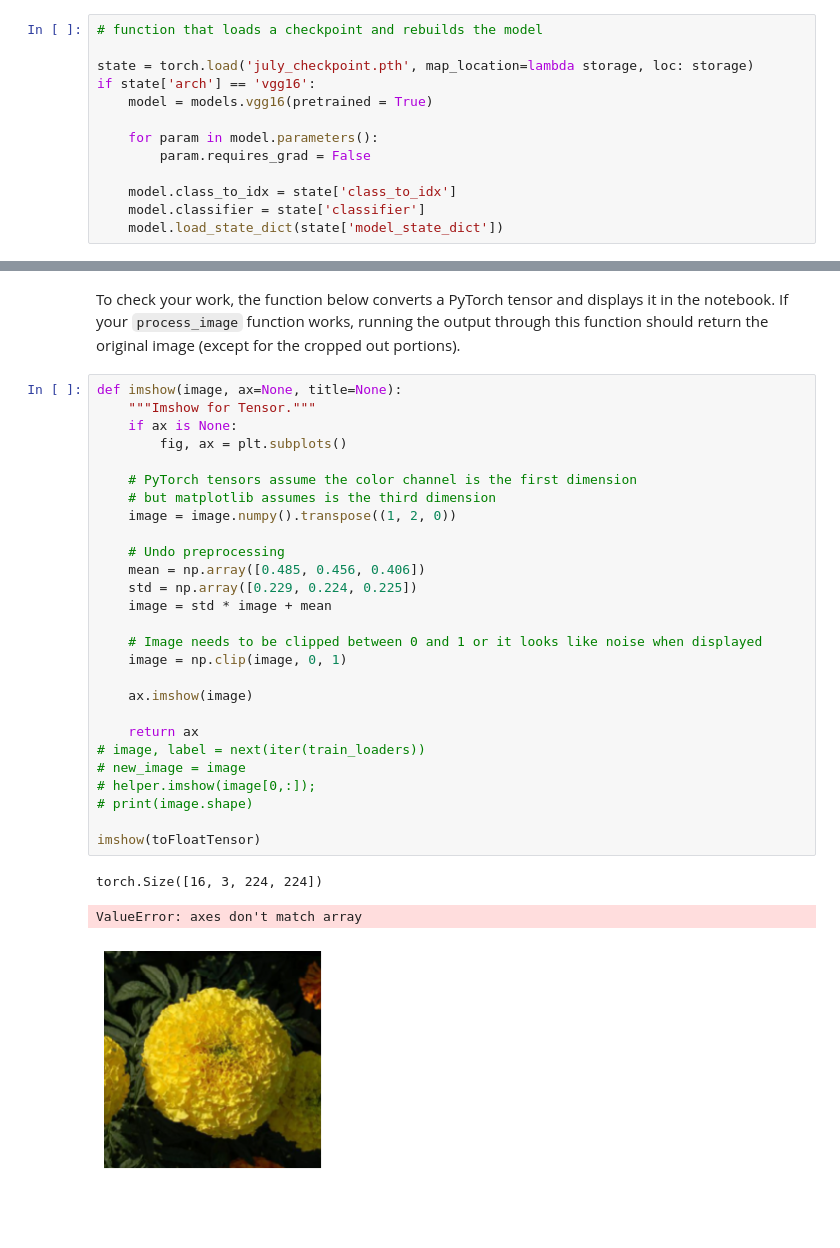
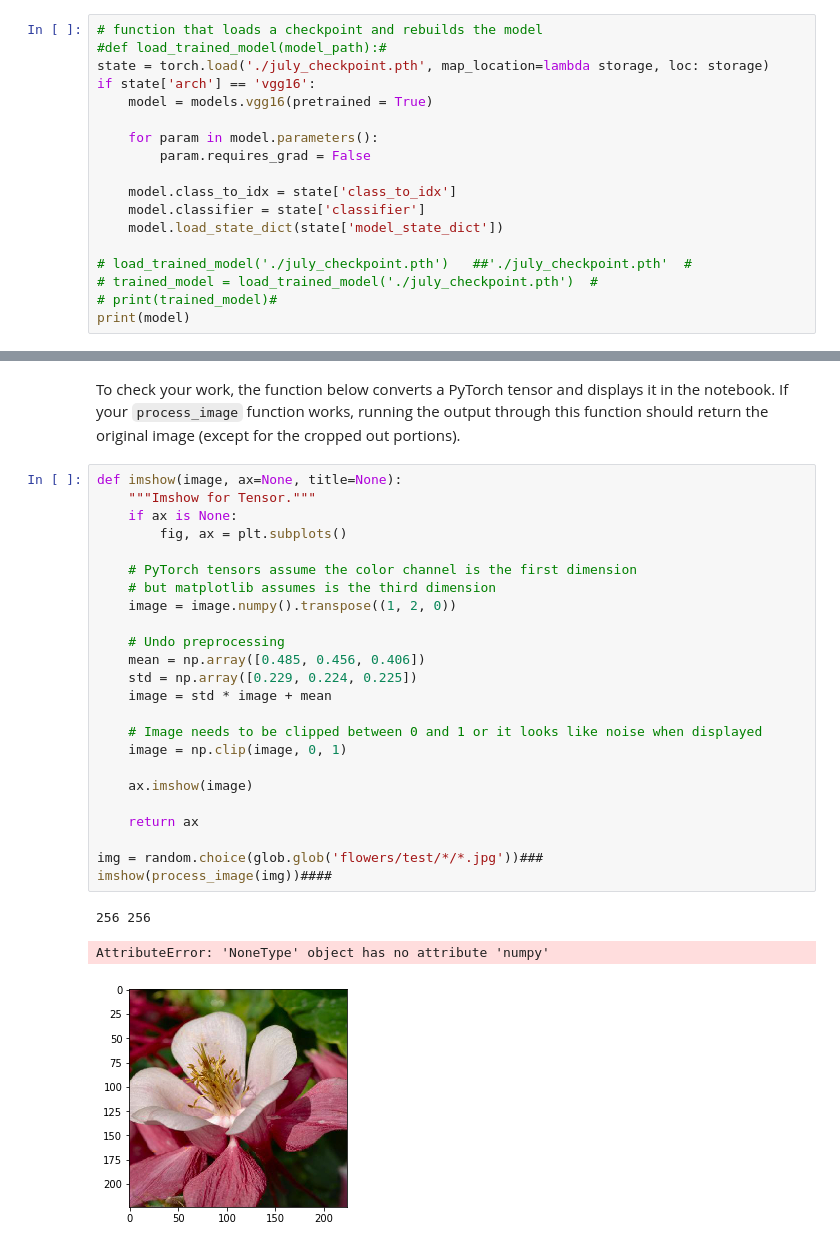
Before and after one commit to renee127/project_2_image_classifier, a Jupyter notebook: Image Classifier Project.ipynb, the cells around one changed output, grey strips where cells are left out. Saved outputs shown, nothing was run; the diff lists cells and outputs as text; blank space fills up the shorter version.

Commit message:
unable to return tensor from def process_image()

```diff
--- a/Image Classifier Project.ipynb
+++ b/Image Classifier Project.ipynb
@@ -640,8 +638,8 @@ learning_rate = 0.003
 At this point it's good to write a function that can load a checkpoint and rebuild the model. That way you can come back to this project and keep working on it without having to retrain the network.
 # %%
 # function that loads a checkpoint and rebuilds the model
-
-state = torch.load('july_checkpoint.pth', map_location=lambda storage, loc: storage)
+#def load_trained_model(model_path):#
+state = torch.load('./july_checkpoint.pth', map_location=lambda storage, loc: storage)
 if state['arch'] == 'vgg16':
     model = models.vgg16(pretrained = True)
 
@@ -651,5 +649,10 @@ if state['arch'] == 'vgg16':
     model.class_to_idx = state['class_to_idx']
     model.classifier = state['classifier']
     model.load_state_dict(state['model_state_dict'])
+
+# load_trained_model('./july_checkpoint.pth')   ##'./july_checkpoint.pth'  #
+# trained_model = load_trained_model('./july_checkpoint.pth')  #
+# print(trained_model)#
+print(model)
 # %% [output]
 Downloading: "https://download.pytorch.org/models/vgg16-397923af.pth" to /root/.torch/models/vgg16-397923af.pth
@@ -869,31 +828,28 @@ To check your work, the function below converts a PyTorch tensor and displays it
 # %%
 def imshow(image, ax=None, title=None):
     """Imshow for Tensor."""
     if ax is None:
         fig, ax = plt.subplots()
 
     # PyTorch tensors assume the color channel is the first dimension
     # but matplotlib assumes is the third dimension
     image = image.numpy().transpose((1, 2, 0))
 
     # Undo preprocessing
     mean = np.array([0.485, 0.456, 0.406])
     std = np.array([0.229, 0.224, 0.225])
     image = std * image + mean
 
     # Image needs to be clipped between 0 and 1 or it looks like noise when displayed
     image = np.clip(image, 0, 1)
 
     ax.imshow(image)
 
     return ax
-# image, label = next(iter(train_loaders))
-# new_image = image
-# helper.imshow(image[0,:]);
-# print(image.shape)
 
-imshow(toFloatTensor)
+img = random.choice(glob.glob('flowers/test/*/*.jpg'))###
+imshow(process_image(img))####
 # %% [output]
-torch.Size([16, 3, 224, 224])
+256 256
-ValueError: axes don't match array
+AttributeError: 'NoneType' object has no attribute 'numpy'
-[figure, old version]
+[figure, new version]
```
Also changed, not shown: parts of 11 cells of this notebook.
